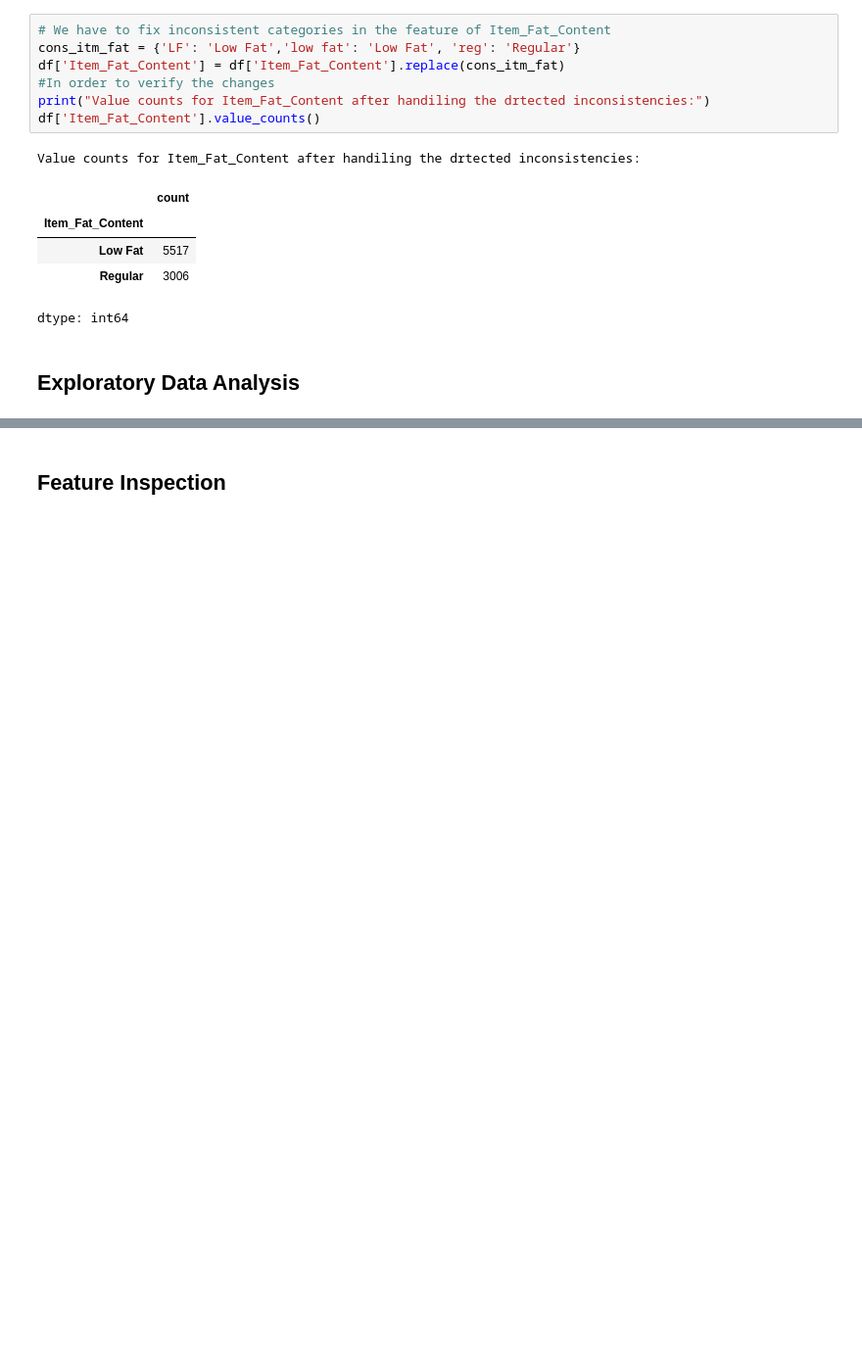
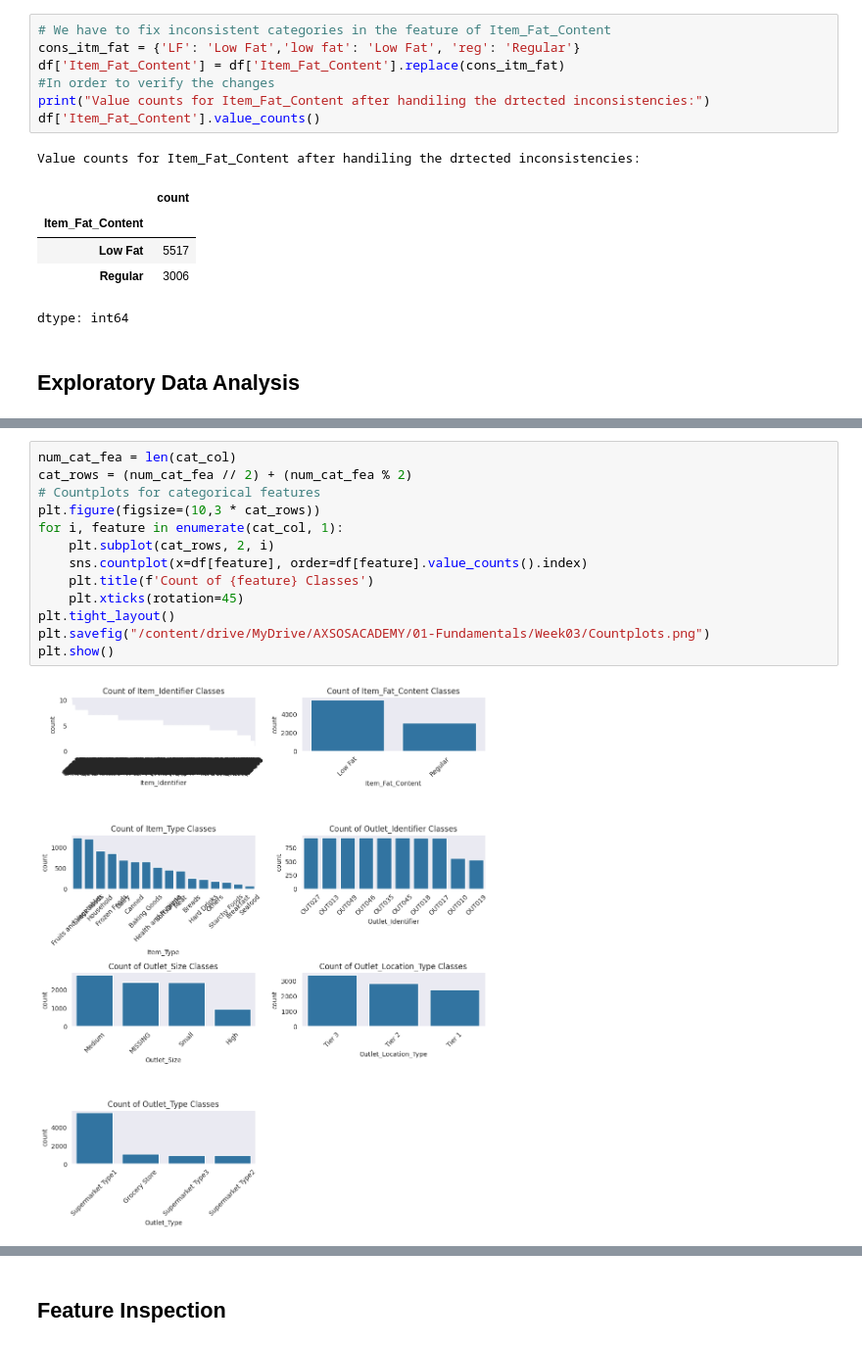
Before and after one commit to baraa-hakawati/Prediction-of-Product-Sales, a Jupyter notebook: Prediction_of_Product_Sales.ipynb, the cells around one changed output, grey strips where cells are left out. Shown at 98% size. Drawn from its saved outputs; the diff is of its cells as text; blank space fills up the shorter version.

```diff
--- a/Prediction_of_Product_Sales.ipynb
+++ b/Prediction_of_Product_Sales.ipynb
@@ -175,0 +247,15 @@ dtype: int64
+# %%
+num_cat_fea = len(cat_col)
+cat_rows = (num_cat_fea // 2) + (num_cat_fea % 2)
+# Countplots for categorical features
+plt.figure(figsize=(10,3 * cat_rows))
+for i, feature in enumerate(cat_col, 1):
+    plt.subplot(cat_rows, 2, i)
+    sns.countplot(x=df[feature], order=df[feature].value_counts().index)
+    plt.title(f'Count of {feature} Classes')
+    plt.xticks(rotation=45)
+plt.tight_layout()
+plt.savefig("/content/drive/MyDrive/AXSOSACADEMY/01-Fundamentals/Week03/Countplots.png")
+plt.show()
+# %% [output]
+[figure, added]
```
Also changed, not shown: parts of 6 cells of this notebook.
